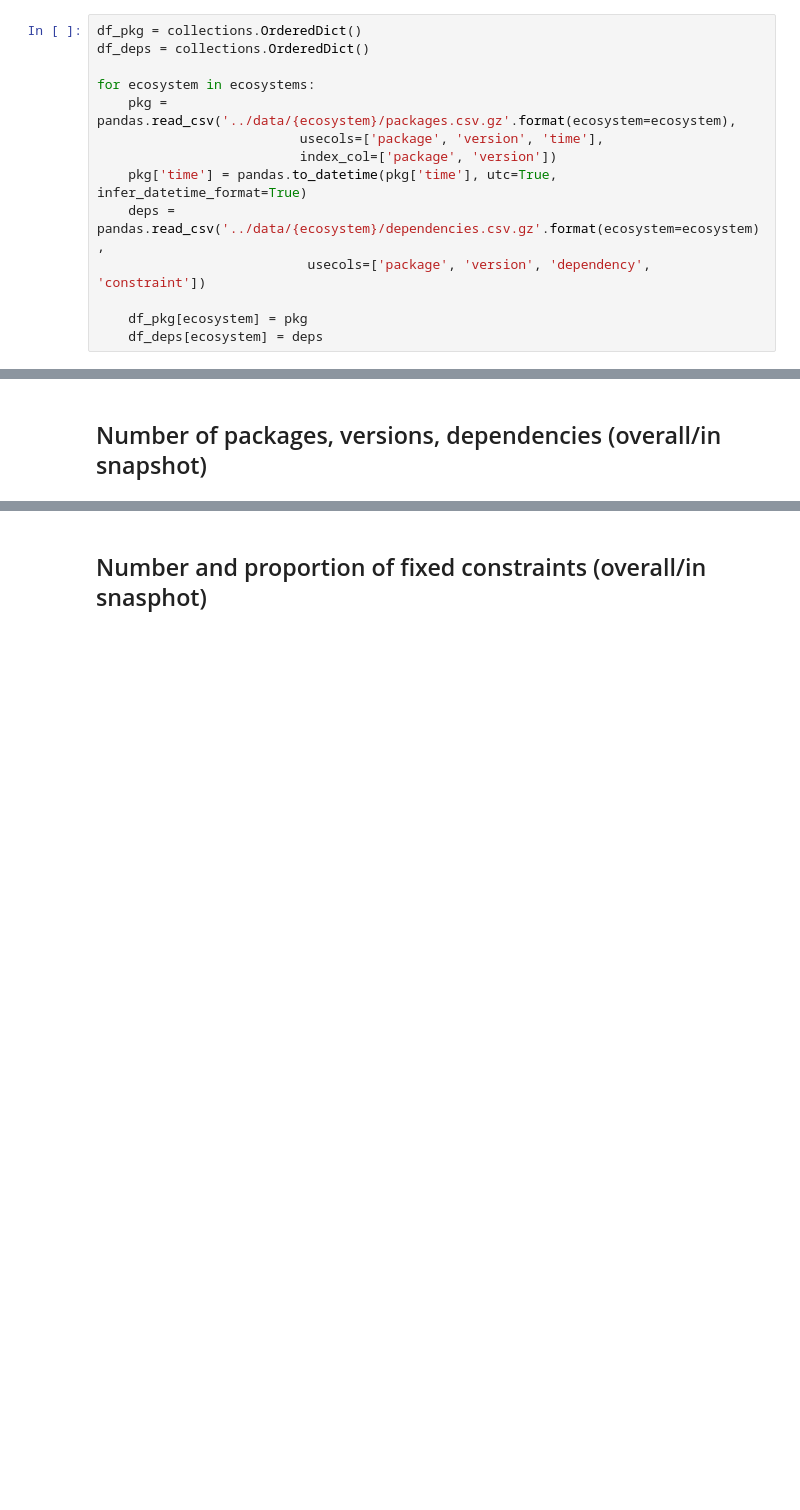
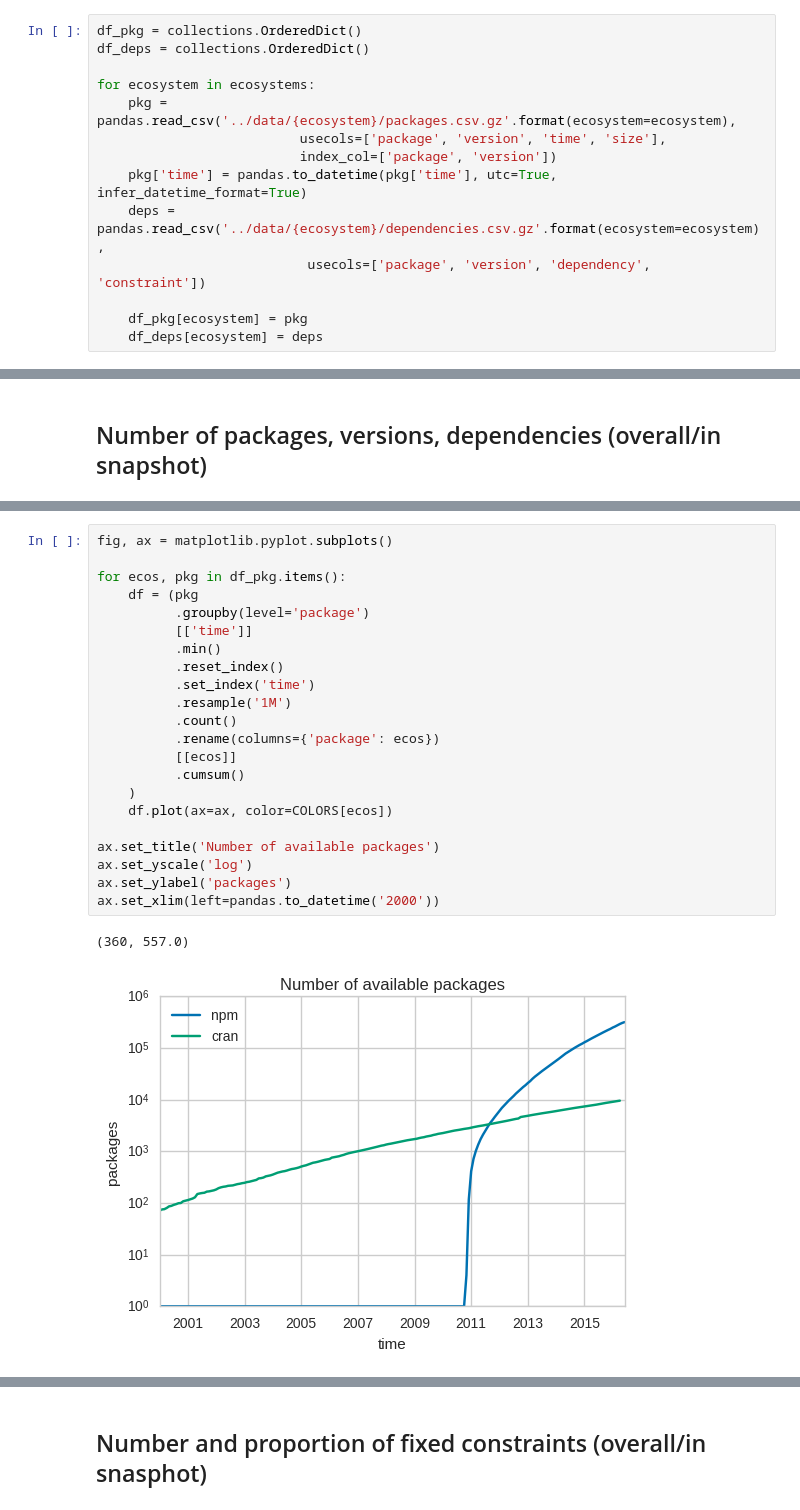
Before and after one commit to maelick/deps-analysis, a Jupyter notebook: notebook/Exploratory.ipynb, the cells around one changed output, grey strips where cells are left out. Saved outputs shown, nothing was run; the diff lists cells and outputs as text; blank space fills up the shorter version.

```diff
--- a/notebook/Exploratory.ipynb
+++ b/notebook/Exploratory.ipynb
@@ -40,7 +40,7 @@ df_deps = collections.OrderedDict()
 
 for ecosystem in ecosystems:
     pkg = pandas.read_csv('../data/{ecosystem}/packages.csv.gz'.format(ecosystem=ecosystem),
-                          usecols=['package', 'version', 'time'],
+                          usecols=['package', 'version', 'time', 'size'],
                           index_col=['package', 'version'])
     pkg['time'] = pandas.to_datetime(pkg['time'], utc=True, infer_datetime_format=True)
     deps = pandas.read_csv('../data/{ecosystem}/dependencies.csv.gz'.format(ecosystem=ecosystem),
@@ -80,0 +83,25 @@ df
+# %%
+fig, ax = matplotlib.pyplot.subplots()
+
+for ecos, pkg in df_pkg.items():
+    df = (pkg
+          .groupby(level='package')
+          [['time']]
+          .min()
+          .reset_index()
+          .set_index('time')
+          .resample('1M')
+          .count()
+          .rename(columns={'package': ecos})
+          [[ecos]]
+          .cumsum()
+    )
+    df.plot(ax=ax, color=COLORS[ecos])
+
+ax.set_title('Number of available packages')
+ax.set_yscale('log')
+ax.set_ylabel('packages')
+ax.set_xlim(left=pandas.to_datetime('2000'))
+# %% [output]
+(360, 557.0)
+[figure, added]
```
Also changed, not shown: parts of 3 cells of this notebook.
